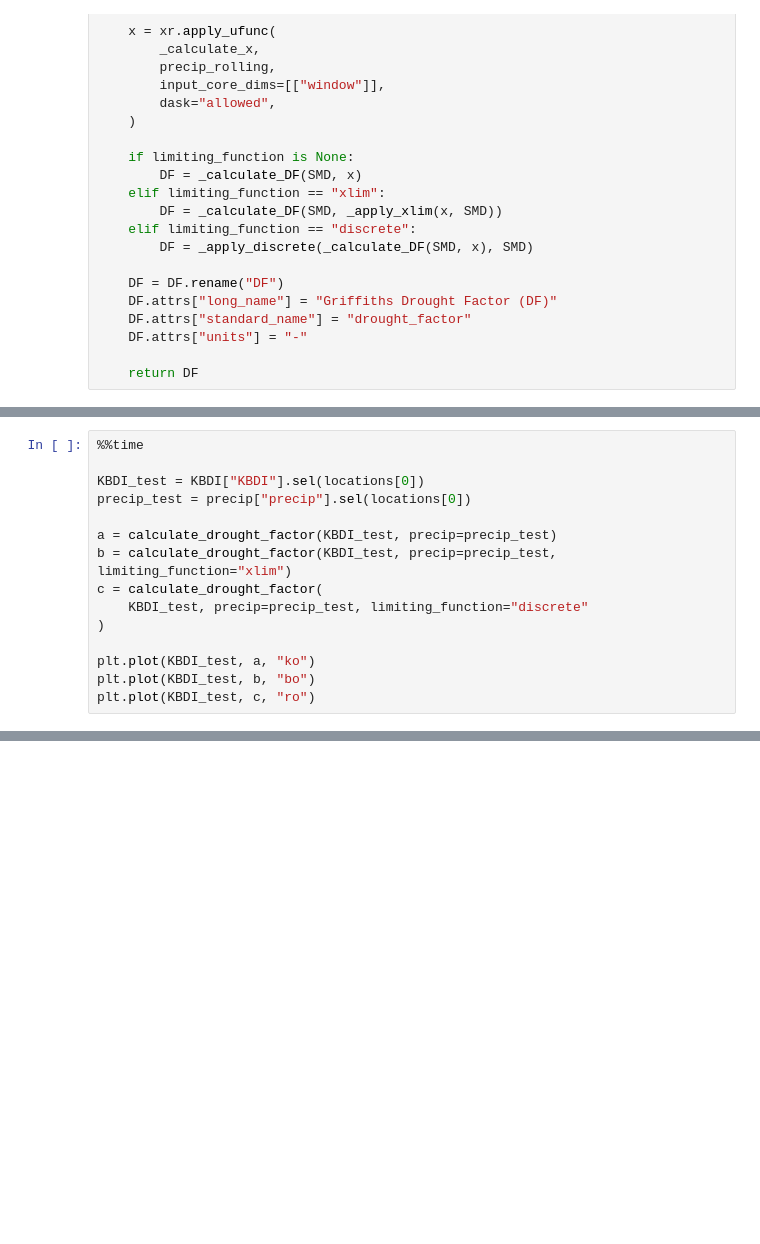
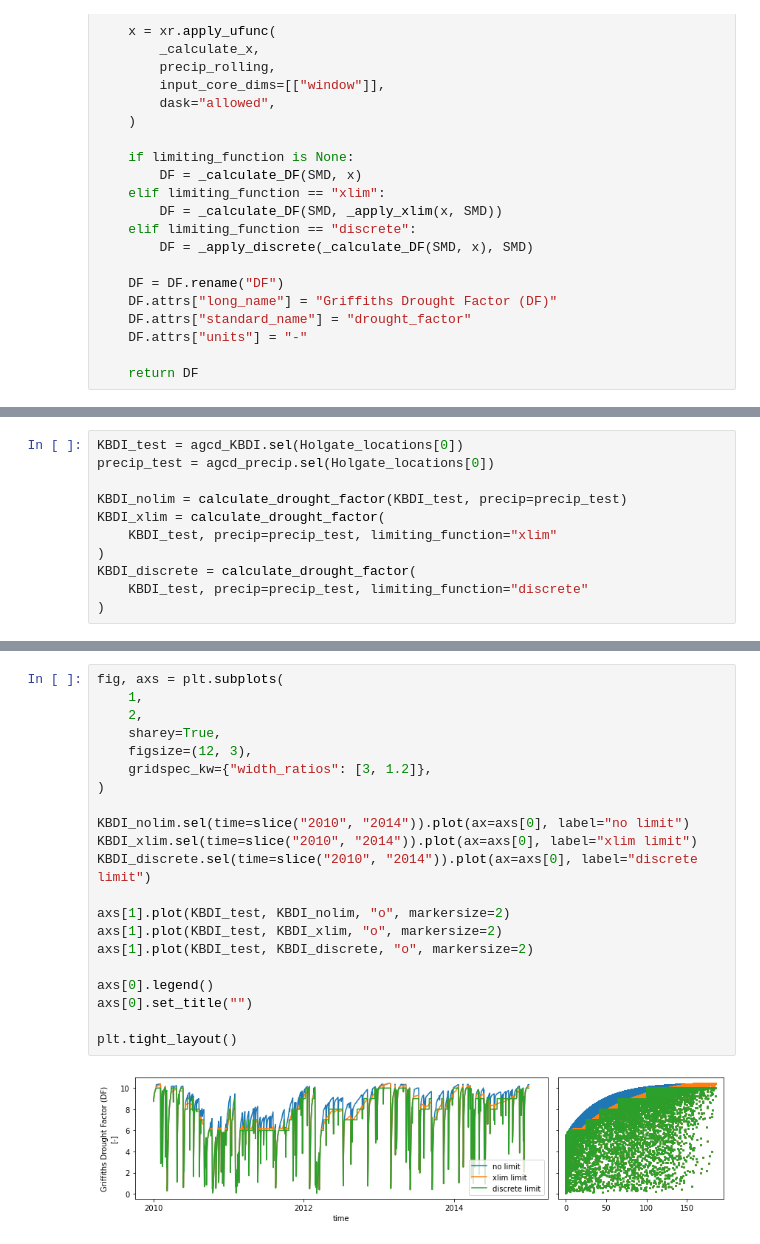
Before and after one commit to dougiesquire/CAFE-f6_documentation, a Jupyter notebook: notebooks/exploratory/calculate_KBDI.ipynb, the cells around one changed output, grey strips where cells are left out. Cells and saved outputs as stored; diff of their text form; blank space fills up the shorter version.

```diff
--- a/notebooks/exploratory/calculate_KBDI.ipynb
+++ b/notebooks/exploratory/calculate_KBDI.ipynb
@@ -425,15 +442,11 @@ def calculate_drought_factor(SMD, precip, limiting_function=None, auto_rechunk=T
 # %%
-%%time
+KBDI_test = agcd_KBDI.sel(Holgate_locations[0])
+precip_test = agcd_precip.sel(Holgate_locations[0])
 
-KBDI_test = KBDI["KBDI"].sel(locations[0])
-precip_test = precip["precip"].sel(locations[0])
-
-a = calculate_drought_factor(KBDI_test, precip=precip_test)
-b = calculate_drought_factor(KBDI_test, precip=precip_test, limiting_function="xlim")
-c = calculate_drought_factor(
+KBDI_nolim = calculate_drought_factor(KBDI_test, precip=precip_test)
+KBDI_xlim = calculate_drought_factor(
+    KBDI_test, precip=precip_test, limiting_function="xlim"
+)
+KBDI_discrete = calculate_drought_factor(
     KBDI_test, precip=precip_test, limiting_function="discrete"
 )
-
-plt.plot(KBDI_test, a, "ko")
-plt.plot(KBDI_test, b, "bo")
-plt.plot(KBDI_test, c, "ro")
@@ -445 +453,24 @@ Wall time: 50.6 s
+# %%
+fig, axs = plt.subplots(
+    1,
+    2,
+    sharey=True,
+    figsize=(12, 3),
+    gridspec_kw={"width_ratios": [3, 1.2]},
+)
+
+KBDI_nolim.sel(time=slice("2010", "2014")).plot(ax=axs[0], label="no limit")
+KBDI_xlim.sel(time=slice("2010", "2014")).plot(ax=axs[0], label="xlim limit")
+KBDI_discrete.sel(time=slice("2010", "2014")).plot(ax=axs[0], label="discrete limit")
+
+axs[1].plot(KBDI_test, KBDI_nolim, "o", markersize=2)
+axs[1].plot(KBDI_test, KBDI_xlim, "o", markersize=2)
+axs[1].plot(KBDI_test, KBDI_discrete, "o", markersize=2)
+
+axs[0].legend()
+axs[0].set_title("")
+
+plt.tight_layout()
+# %% [output]
+[figure, added]
 # %% [markdown]
```
Also changed, not shown: parts of 25 cells of this notebook.
